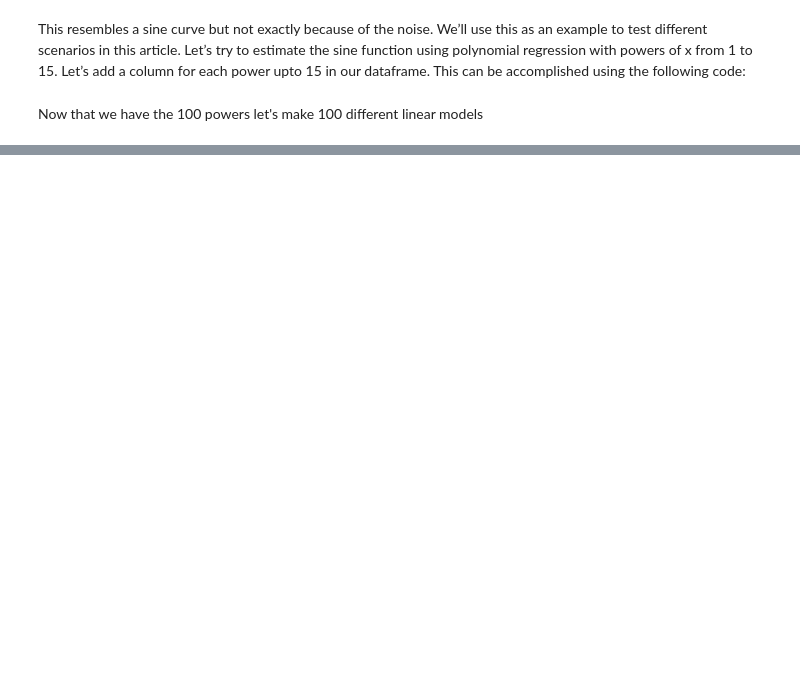
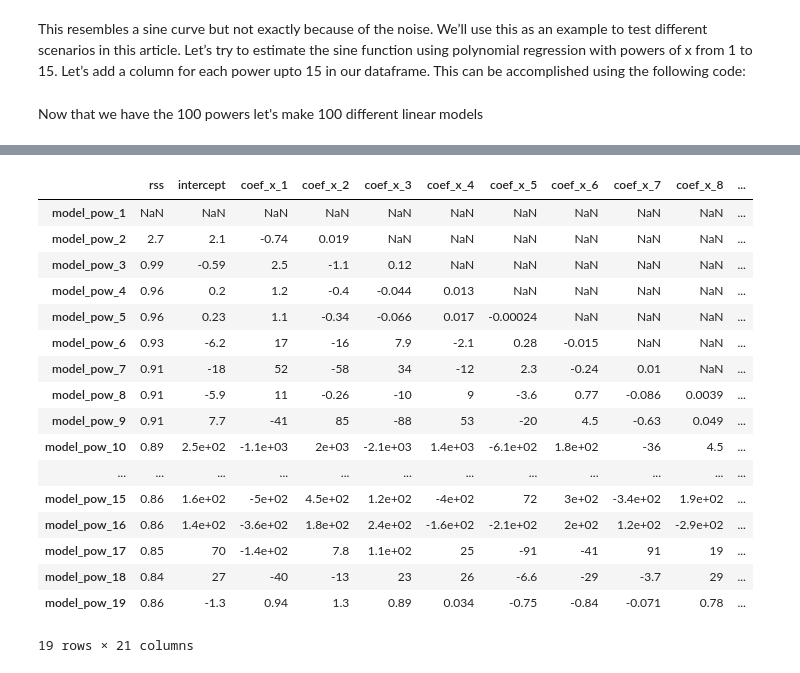
Before and after one commit to davijeb/erudition, a Jupyter notebook: learning/modules/Generalized Linear Models/Ridge.ipynb, the cells around one changed output, grey strips where cells are left out. Cells and saved outputs as stored; diff of their text form; code cells hidden in the pictures; blank space fills up the shorter version.

```diff
--- a/learning/modules/Generalized Linear Models/Ridge.ipynb
+++ b/learning/modules/Generalized Linear Models/Ridge.ipynb
@@ -136,0 +127,23 @@ coef_matrix_simple
+# %%
+#Set the display format to be scientific for ease of analysis
+pd.options.display.float_format = '{:,.2g}'.format
+coef_matrix_simple
+# %% [output]
+|  | rss | intercept | coef_x_1 | coef_x_2 | coef_x_3 | coef_x_4 | coef_x_5 | coef_x_6 | coef_x_7 | coef_x_8 | ... |
+| model_pow_1 | NaN | NaN | NaN | NaN | NaN | NaN | NaN | NaN | NaN | NaN | ... |
+| model_pow_2 | 2.7 | 2.1 | -0.74 | 0.019 | NaN | NaN | NaN | NaN | NaN | NaN | ... |
+| model_pow_3 | 0.99 | -0.59 | 2.5 | -1.1 | 0.12 | NaN | NaN | NaN | NaN | NaN | ... |
+| model_pow_4 | 0.96 | 0.2 | 1.2 | -0.4 | -0.044 | 0.013 | NaN | NaN | NaN | NaN | ... |
+| model_pow_5 | 0.96 | 0.23 | 1.1 | -0.34 | -0.066 | 0.017 | -0.00024 | NaN | NaN | NaN | ... |
+| model_pow_6 | 0.93 | -6.2 | 17 | -16 | 7.9 | -2.1 | 0.28 | -0.015 | NaN | NaN | ... |
+| model_pow_7 | 0.91 | -18 | 52 | -58 | 34 | -12 | 2.3 | -0.24 | 0.01 | NaN | ... |
+| model_pow_8 | 0.91 | -5.9 | 11 | -0.26 | -10 | 9 | -3.6 | 0.77 | -0.086 | 0.0039 | ... |
+| model_pow_9 | 0.91 | 7.7 | -41 | 85 | -88 | 53 | -20 | 4.5 | -0.63 | 0.049 | ... |
+| model_pow_10 | 0.89 | 2.5e+02 | -1.1e+03 | 2e+03 | -2.1e+03 | 1.4e+03 | -6.1e+02 | 1.8e+02 | -36 | 4.5 | ... |
+| ... | ... | ... | ... | ... | ... | ... | ... | ... | ... | ... | ... |
+| model_pow_15 | 0.86 | 1.6e+02 | -5e+02 | 4.5e+02 | 1.2e+02 | -4e+02 | 72 | 3e+02 | -3.4e+02 | 1.9e+02 | ... |
+| model_pow_16 | 0.86 | 1.4e+02 | -3.6e+02 | 1.8e+02 | 2.4e+02 | -1.6e+02 | -2.1e+02 | 2e+02 | 1.2e+02 | -2.9e+02 | ... |
+| model_pow_17 | 0.85 | 70 | -1.4e+02 | 7.8 | 1.1e+02 | 25 | -91 | -41 | 91 | 19 | ... |
+| model_pow_18 | 0.84 | 27 | -40 | -13 | 23 | 26 | -6.6 | -29 | -3.7 | 29 | ... |
+| model_pow_19 | 0.86 | -1.3 | 0.94 | 1.3 | 0.89 | 0.034 | -0.75 | -0.84 | -0.071 | 0.78 | ... |
+19 rows × 21 columns
```
Also changed, not shown: parts of 10 cells of this notebook.
